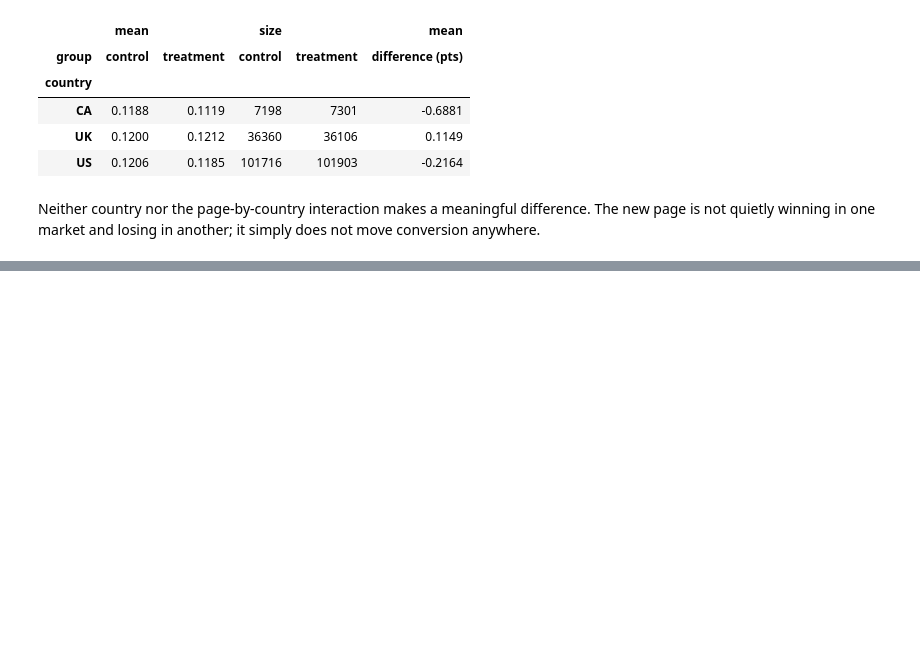
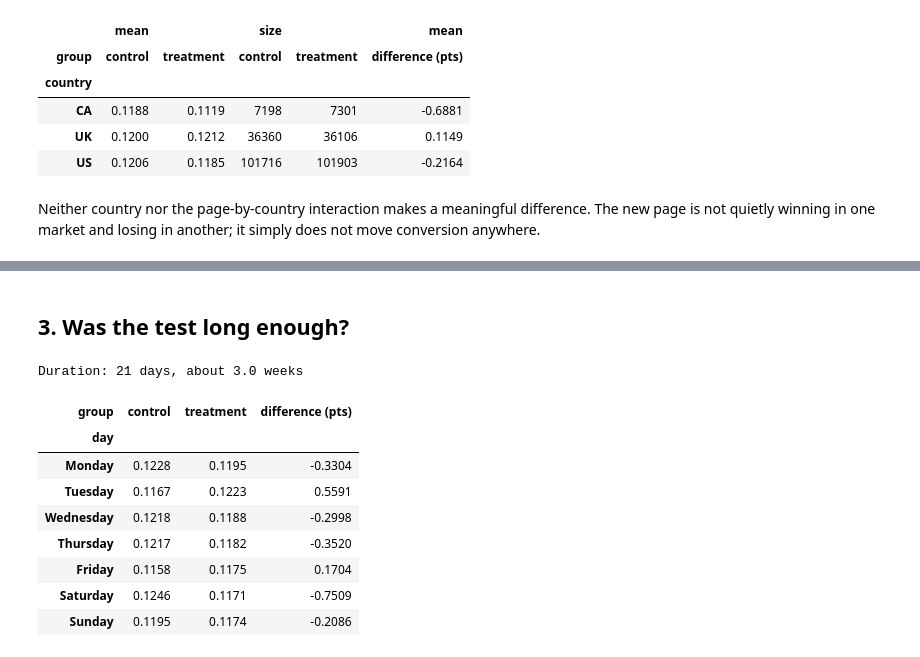
Before and after one commit to vusumuzinkosi/ab-test-landing-page, a Jupyter notebook: notebooks/01_ab_test.ipynb, the cells around one changed output, grey strips where cells are left out. Cells and saved outputs as stored; diff of their text form; code cells hidden in the pictures; blank space fills up the shorter version.

```diff
--- a/notebooks/01_ab_test.ipynb
+++ b/notebooks/01_ab_test.ipynb
@@ -336,0 +374,19 @@ Neither country nor the page-by-country interaction makes a meaningful differenc
+# %% [markdown]
+## 3. Was the test long enough?
+# %%
+weekday = clean.assign(day=clean.timestamp.dt.day_name()).groupby(["day", "group"]).converted.mean().unstack()
+weekday["difference (pts)"] = (weekday.treatment - weekday.control) * 100
+weekday = weekday.reindex(["Monday", "Tuesday", "Wednesday", "Thursday", "Friday", "Saturday", "Sunday"])
+print(f"Duration: {days} days, about {days / 7:.1f} weeks")
+weekday.round(4)
+# %% [output]
+Duration: 21 days, about 3.0 weeks
+| group | control | treatment | difference (pts) |
+| day |  |  |  |
+| Monday | 0.1228 | 0.1195 | -0.3304 |
+| Tuesday | 0.1167 | 0.1223 | 0.5591 |
+| Wednesday | 0.1218 | 0.1188 | -0.2998 |
+| Thursday | 0.1217 | 0.1182 | -0.3520 |
+| Friday | 0.1158 | 0.1175 | 0.1704 |
+| Saturday | 0.1246 | 0.1171 | -0.7509 |
+| Sunday | 0.1195 | 0.1174 | -0.2086 |
```
Also changed, not shown: parts of 9 cells of this notebook, 2 other files.
